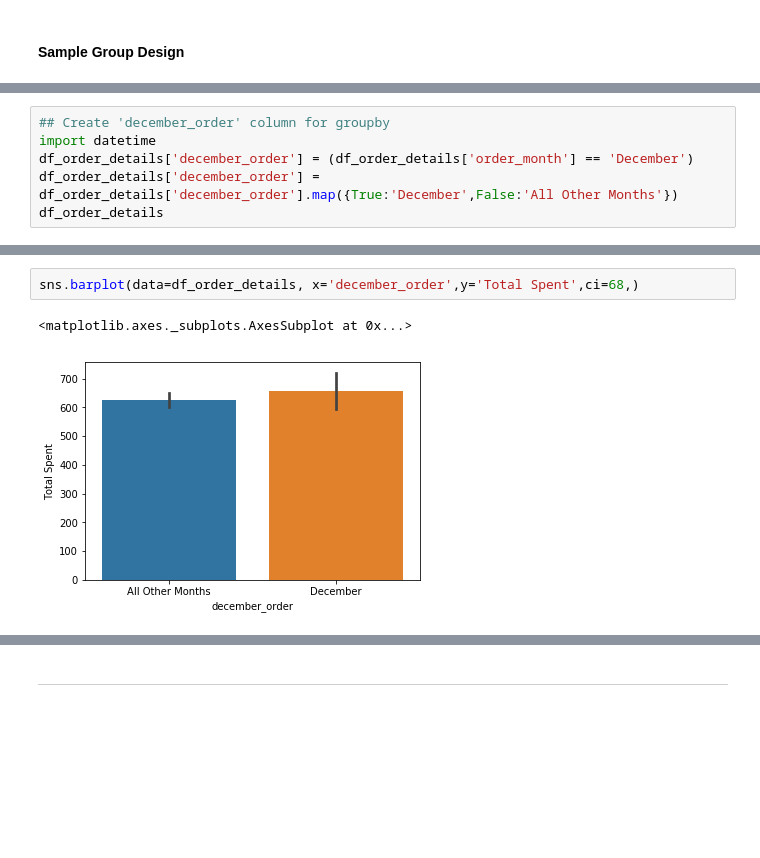
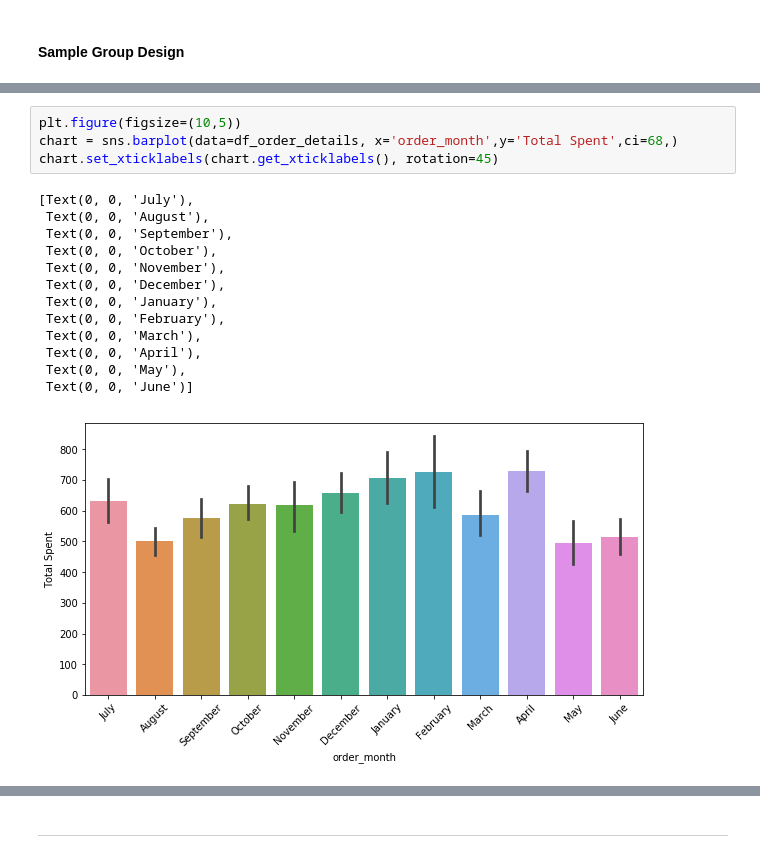
Before and after one commit to Sue-Mir/Module2_Project_Hypothesis_Testing, a Jupyter notebook: Student_Hypothesis_III.ipynb, the cells around one changed output, grey strips where cells are left out. Saved outputs shown, nothing was run; the diff lists cells and outputs as text; blank space fills up the shorter version.

```diff
--- a/Student_Hypothesis_III.ipynb
+++ b/Student_Hypothesis_III.ipynb
@@ -226,6 +169,0 @@ df_order_details
-# %%
-## Create 'december_order' column for groupby
-import datetime
-df_order_details['december_order'] = (df_order_details['order_month'] == 'December')
-df_order_details['december_order'] = df_order_details['december_order'].map({True:'December',False:'All Other Months'})
-df_order_details
@@ -274,7 +218,20 @@ df_order_details
 # %%
-sns.barplot(data=df_order_details, x='december_order',y='Total Spent',ci=68,)
+plt.figure(figsize=(10,5))
+chart = sns.barplot(data=df_order_details, x='order_month',y='Total Spent',ci=68,)
+chart.set_xticklabels(chart.get_xticklabels(), rotation=45)
 # %% [output]
-<matplotlib.axes._subplots.AxesSubplot at 0x...>
+[Text(0, 0, 'July'),
+ Text(0, 0, 'August'),
+ Text(0, 0, 'September'),
+ Text(0, 0, 'October'),
+ Text(0, 0, 'November'),
+ Text(0, 0, 'December'),
+ Text(0, 0, 'January'),
+ Text(0, 0, 'February'),
+ Text(0, 0, 'March'),
+ Text(0, 0, 'April'),
+ Text(0, 0, 'May'),
+ Text(0, 0, 'June')]
-[figure, old version]
+[figure, new version]
 # %%
 grps = {}
```
Also changed, not shown: parts of 56 cells of this notebook, 5 other files.
